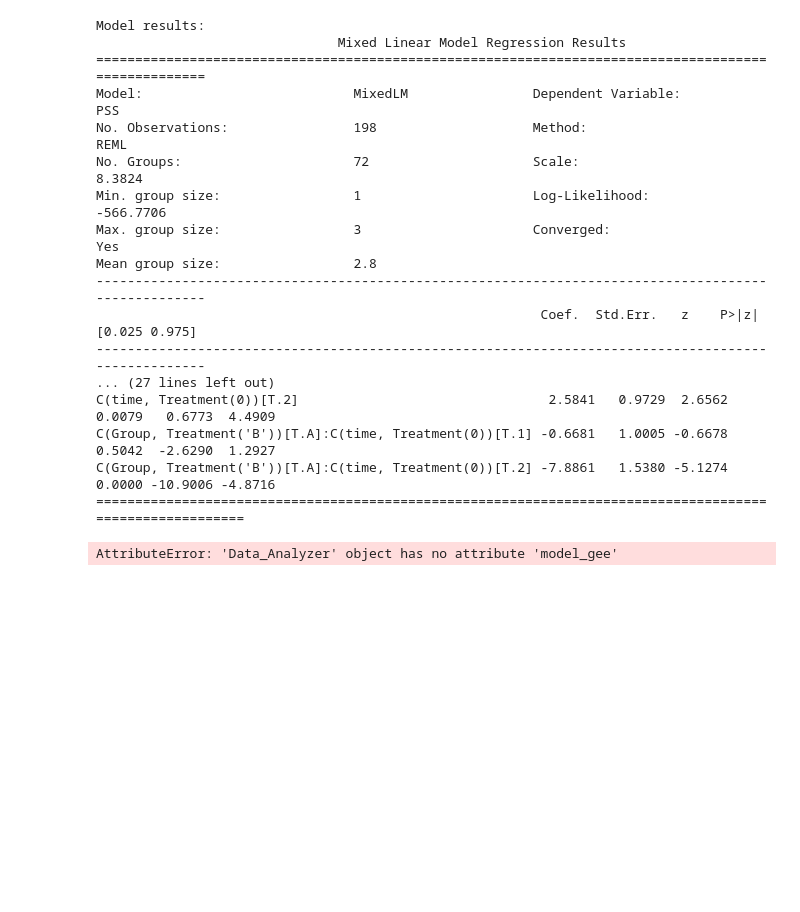
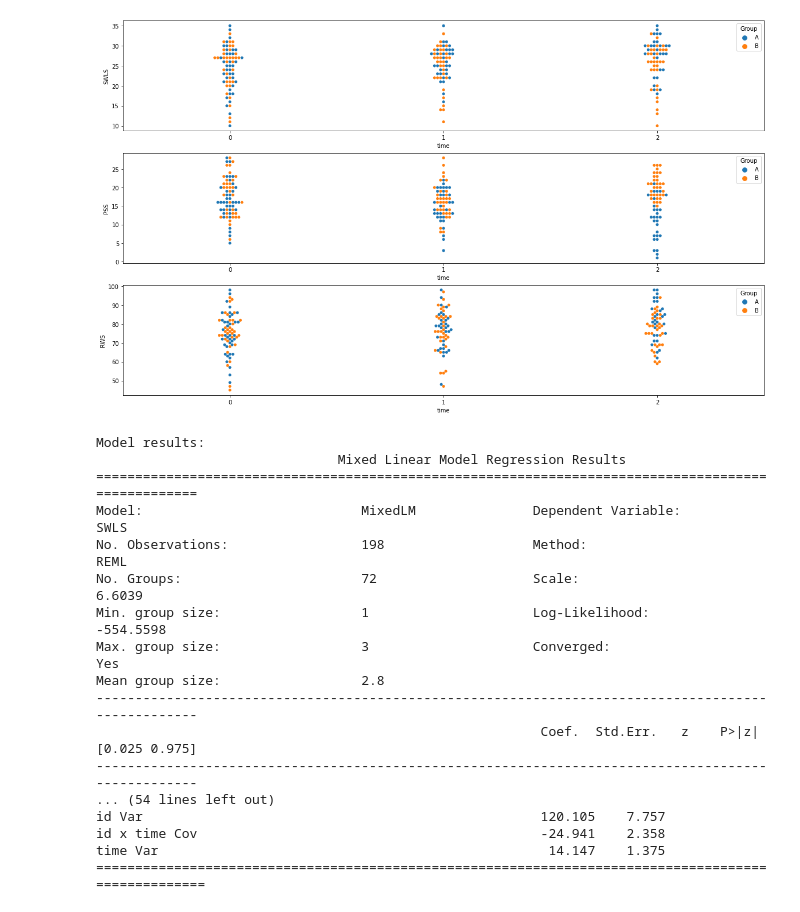
Before and after one commit to lucia-lux/interview_task_120122, a Jupyter notebook: it_12012022_analysis.ipynb, the cells around one changed output. Cells and saved outputs as stored; diff of their text form; code cells hidden in the pictures; blank space fills up the shorter version.

Commit message:
Added visualization, cleaned up baseline exploration.

```diff
--- a/it_12012022_analysis.ipynb
+++ b/it_12012022_analysis.ipynb
@@ -52,7 +49,7 @@ class Preprocess_Dataframe:
 
     def rename_cols(self, old_names: list, new_names: list ):
         """
-        Renames specified columns to specified new names.
+        Renames specified columns using specified new names.
 
         Parameters
         ----------
@@ -67,7 +64,7 @@ class Preprocess_Dataframe:
 
     def prep_col_names(self, filter_by, suffix, split_by_num = None, suffix_2 = None):
         """
-        Prep column names for use of wid_to_long method
+        Prep column names for use of pd.wide_to_long method
 
         Parameters
         ----------
@@ -85,7 +82,6 @@ class Preprocess_Dataframe:
             self.rename_cols(cols_to_prep,prepped_col_names)
         else:
             new_names = ['numdays','enjoy','difficult']
-            #prepped_col_names = ['_'.join([name, suffix]) for name in cols_to_prep[:split_by_num]]
             prepped_col_names = ['_'.join([name, suffix]) for name in new_names]
             prepped_col_names.extend(['_'.join([name, suffix_2]) for name in new_names])
             self.rename_cols(cols_to_prep,prepped_col_names)
@@ -101,7 +97,8 @@ class Preprocess_Dataframe:
 
     def prepare_df(self):
         """
-        Preprocess dataframe.
+        Prepare dataframe for analysis.
+
         """
         for index_name in ['rows','columns']:
             self.remove_all_nans(index_name)
@@ -332,0 +472,11 @@ class Data_Analyzer:
+# %%
+dv = Data_Visualizer(pp.in_df_long,'Group','time')
+vars = ['SWLS','PSS','RWS']
+groups = pp.in_df_long.Group.unique()
+
+for var in vars:
+    #dv.draw_mean_trajectories(var)
+    fig,ax = plt.subplots(len(groups),1,figsize = (20,15))
+    for num,group_name in enumerate(groups):
+        dv.draw_kdeplot(ax[num], group_name,var)
+        ax[num].title.set_text(group_name)
@@ -333,26 +487,32 @@ class Data_Analyzer:
+# %%
+fig,ax = plt.subplots(len(vars),1,figsize = (20,12))
+for i, var in enumerate(vars):
+    dv.plot_bivariate(ax[i],['time',var],'swarm', 'Group')
+# %% [output]
+[figure, added]
 # %%
-da = Data_Analyzer(pp.in_df_long,"id")
-da.build_lmem("PSS",["C(Group,Treatment('B'))", "C(time,Treatment(0))"],interacts = 1,r_slpe = "time")
-da.build_gee("PSS",["C(Group,Treatment('B'))", "C(time,Treatment(0))"],sm.families.Gaussian(), sm.cov_struct.Autoregressive(),interacts = 1)
+da = Data_Analyzer(pp.in_df_long,"id","time",'SWLS')
+da.remove_excess_missing()
+da.remove_excess_missing(criterion = [1,2])
+#da.get_qual_corr(['enjoy','difficult','numdays'],'kendall')
+for var in vars:
+    da.build_lmem(var,["C(Group,Treatment('B'))", "C(time,Treatment(0))"],interacts = 1,r_slpe = "time")
+#da.build_gee("SWLS",["C(Group,Treatment('B'))", "C(time,Treatment(0))"],sm.families.Gaussian(), sm.cov_struct.Autoregressive(),interacts = 1)
 # %% [output]
 Model results:
                                Mixed Linear Model Regression Results
+===================================================================================================
+Model:                            MixedLM               Dependent Variable:               SWLS
+No. Observations:                 198                   Method:                           REML
+No. Groups:                       72                    Scale:                            6.6039
+Min. group size:                  1                     Log-Likelihood:                   -554.5598
+Max. group size:                  3                     Converged:                        Yes
+Mean group size:                  2.8
+---------------------------------------------------------------------------------------------------
+                                                         Coef.  Std.Err.   z    P>|z| [0.025 0.975]
+---------------------------------------------------------------------------------------------------
+... (54 lines left out)
+id Var                                                   120.105    7.757
+id x time Cov                                            -24.941    2.358
+time Var                                                  14.147    1.375
 ====================================================================================================
-Model:                           MixedLM                Dependent Variable:                PSS
-No. Observations:                198                    Method:                            REML
-No. Groups:                      72                     Scale:                             8.3824
-Min. group size:                 1                      Log-Likelihood:                    -566.7706
-Max. group size:                 3                      Converged:                         Yes
-Mean group size:                 2.8
-----------------------------------------------------------------------------------------------------
-                                                         Coef.  Std.Err.   z    P>|z|  [0.025 0.975]
-----------------------------------------------------------------------------------------------------
-... (27 lines left out)
-C(time, Treatment(0))[T.2]                                2.5841   0.9729  2.6562 0.0079   0.6773  4.4909
-C(Group, Treatment('B'))[T.A]:C(time, Treatment(0))[T.1] -0.6681   1.0005 -0.6678 0.5042  -2.6290  1.2927
-C(Group, Treatment('B'))[T.A]:C(time, Treatment(0))[T.2] -7.8861   1.5380 -5.1274 0.0000 -10.9006 -4.8716
-=========================================================================================================
-# %%
-da.model_gee.summary2()
-# %% [output]
-AttributeError: 'Data_Analyzer' object has no attribute 'model_gee'
```
Also changed, not shown: parts of 10 cells of this notebook.
